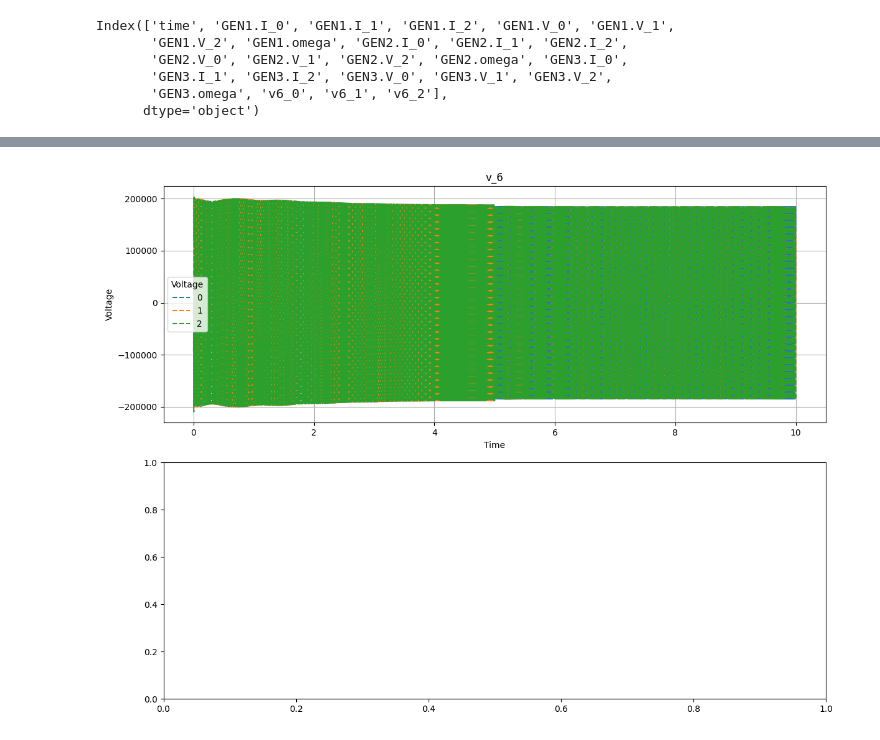
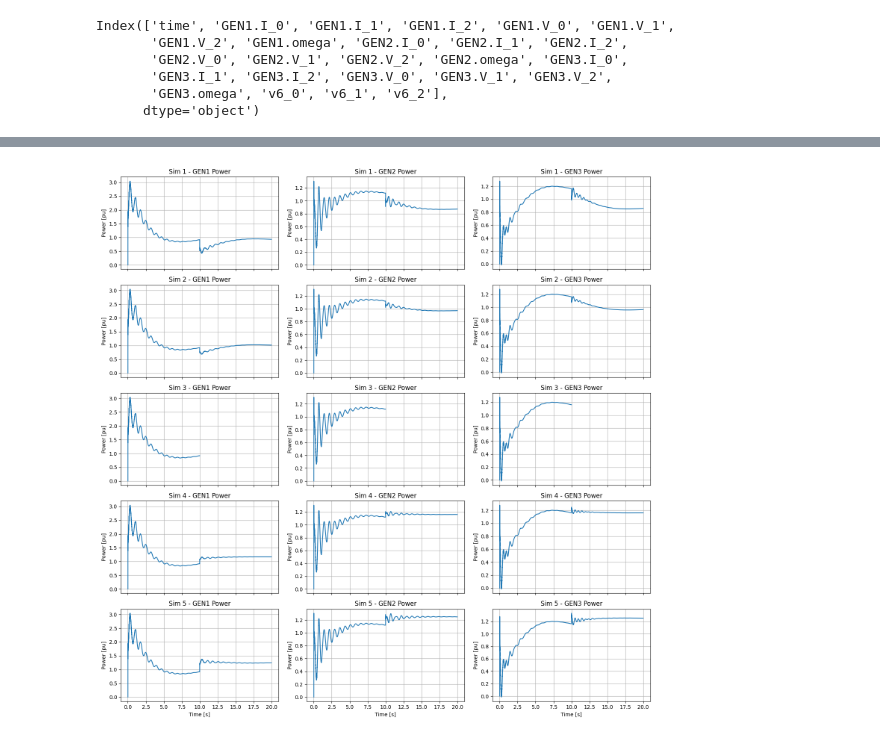
Before and after one commit to matthiasmees/dpsim, a Jupyter notebook: examples/Notebooks/Grids/Hypower_cosim-9bus-4order-Copy1.ipynb, the cells around one changed output, grey strips where cells are left out. Drawn from its saved outputs; the diff is of its cells as text; code cells hidden in the pictures.

```diff
--- a/examples/Notebooks/Grids/Hypower_cosim-9bus-4order-Copy1.ipynb
+++ b/examples/Notebooks/Grids/Hypower_cosim-9bus-4order-Copy1.ipynb
@@ -303,13 +297,15 @@ for i, df in enumerate(dfs):
     for j, col in enumerate(omega_cols):
         ax = axes[i, j]
         ax.plot(df['time'], df[col])
-        ax.set_title(f'Run {i+1} – {col.split(".")[0]}')
+        ax.set_title(f'EMT DPsim Sim {i+1} – {col.split(".")[0]} Omega')
         ax.set_ylabel('ω [rad/s]')
+        ax.grid(True)
         if i == num_runs - 1:
             ax.set_xlabel('Time [s]')
+
 
 plt.tight_layout()
 plt.show()
 
-### RUN 1 - no loadstep, RUN 2 - 33% Load, RUN 3 - 66% Load, RUN 4 - 133% Load, RUN 5 - 166% Load ###
+### RUN 1 - 33% Load, RUN 2 - 66% Load, RUN 3 - 100% Load, RUN 4 - 133% Load, RUN 5 - 166% Load ###
 # %% [output]
@@ -402,26 +313,39 @@ plt.show()
-# %%
-%matplotlib widget
-gen_vars = {
-    'v_6': ['v6_0','v6_1','v6_2'],
-}
-
-dataframes = [df1]
-titles = ['Sim']
-
-fig, axes = plt.subplots(2, 1, figsize=(12, 9))  # 3 rows, 1 columns
-
-df = dataframes[0]  # Since you only have one dataframe
-
-for ax, (gen_name, var_list) in zip(axes, gen_vars.items()):
-    for var in var_list:
-        ax.plot(df['time'].values, df[var].values, linestyle="--", label=var.split('_')[-1])
-    ax.set_title(gen_name)
-    ax.set_xlabel('Time')
-    ax.set_ylabel('Voltage')
-    ax.grid(True)
-    ax.legend(title="Voltage")
-
-plt.tight_layout()
-plt.show()
-# %% [output]
-[figure, removed]
+# %%
+import matplotlib.pyplot as plt
+%matplotlib widget
+
+gen_vars = {
+    'GEN1.I_0', 'GEN1.I_1', 'GEN1.I_2',
+    'GEN2.I_0', 'GEN2.I_1', 'GEN2.I_2',
+    'GEN3.I_0', 'GEN3.I_1', 'GEN3.I_2',
+    'GEN1.V_0', 'GEN1.V_1', 'GEN1.V_2',
+    'GEN2.V_0', 'GEN2.V_1', 'GEN2.V_2',
+    'GEN3.V_0', 'GEN3.V_1', 'GEN3.V_2'
+}
+
+dataframes = [df1, df2, df3, df4, df5]
+titles = ['Sim']
+generators = [1, 2, 3]
+
+fig, axes = plt.subplots(nrows=5, ncols=3, figsize=(15, 15), sharex=True)
+
+
+for i, df in enumerate(dataframes):
+    for j, gen in enumerate(generators):
+
+        P = df[f"GEN{gen}.V_0"]*df[f"GEN{gen}.I_0"] + df[f"GEN{gen}.V_1"]*df[f"GEN{gen}.I_1"] + df[f"GEN{gen}.V_2"]*df[f"GEN{gen}.I_2"]
+
+        ax = axes[i, j]
+        ax.plot(df["time"], P / 1e8)
+        ax.set_title(f"Sim {i+1} - GEN{gen} Power")
+        ax.set_ylabel("Power [pu]")
+        ax.grid(True)
+
+        # Only label x-axis on bottom row
+        if i == 4:
+            ax.set_xlabel("Time [s]")
+
+plt.tight_layout()
+plt.show()
+# %% [output]
+[figure, added]
```
Also changed, not shown: parts of 15 cells of this notebook, 1 other file.
